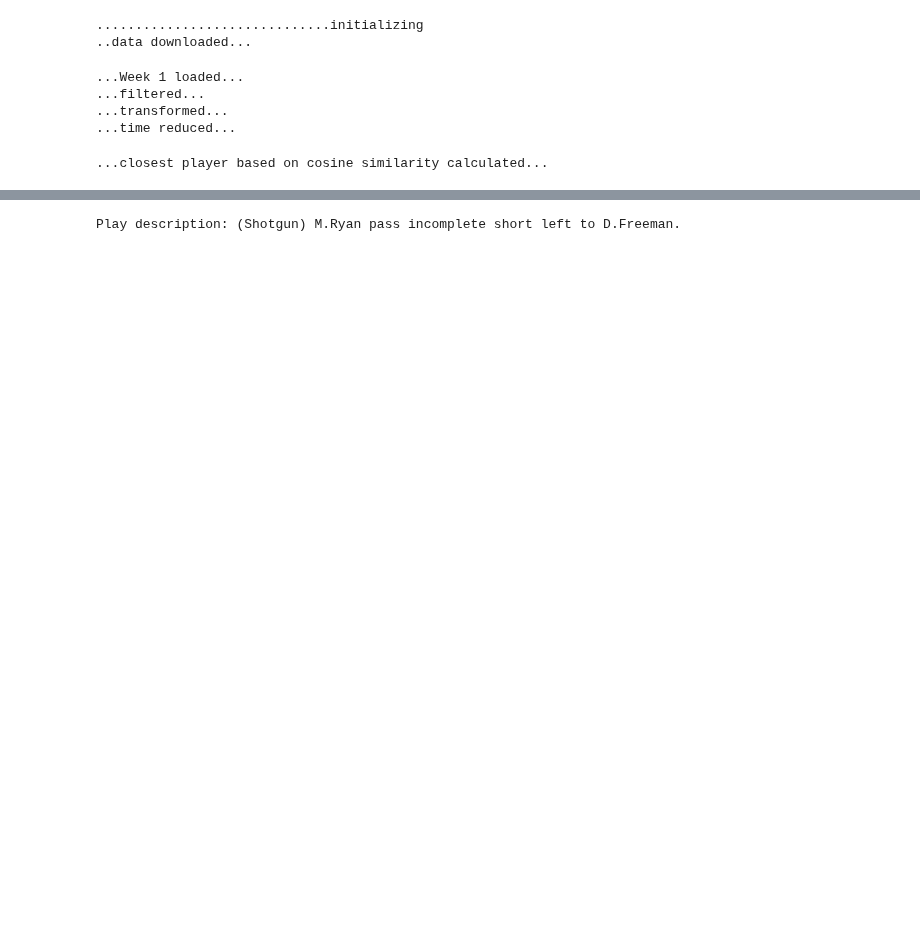
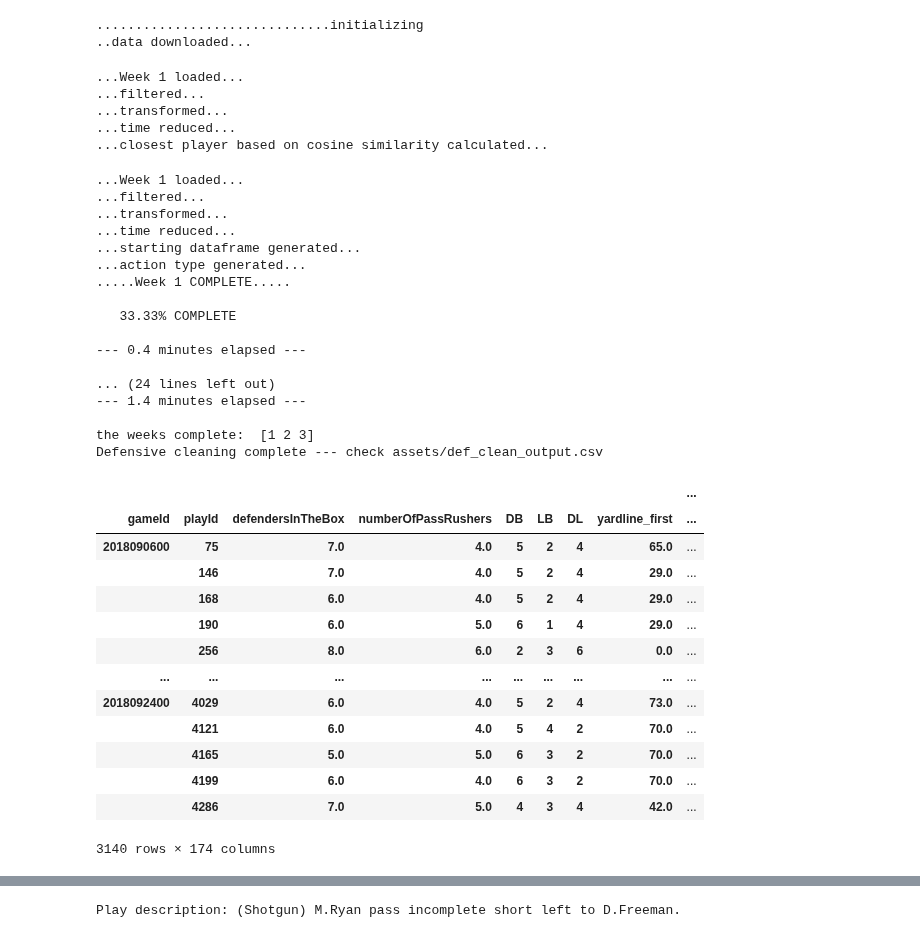
Before and after one commit to andrewbakert/NFL_Pass_Pred, a Jupyter notebook: cosine_sim.ipynb, the cells around one changed output, grey strips where cells are left out. Drawn from its saved outputs; the diff is of its cells as text; code cells hidden in the pictures; blank space fills up the shorter version.

```diff
--- a/cosine_sim.ipynb
+++ b/cosine_sim.ipynb
@@ -9,12 +9,44 @@ def_cleaning = DefensiveCleaning(n_cuts=11)
 ..data downloaded...
 # %%
 full_df, cut_df = def_cleaning.reduce_time(1)
+cos_df = def_cleaning.cosine_closest_player(cut_df)
 # %% [output]
 ...Week 1 loaded...
 ...filtered...
 ...transformed...
 ...time reduced...
+...closest player based on cosine similarity calculated...
-# %%
-df = def_cleaning.cosine_closest_player(cut_df)
-# %% [output]
-...closest player based on cosine similarity calculated...
+# %%
+def_cleaning.generate_full_df(1, 3)
+# %% [output]
+...Week 1 loaded...
+...filtered...
+...transformed...
+...time reduced...
+...starting dataframe generated...
+...action type generated...
+.....Week 1 COMPLETE.....
+
+   33.33% COMPLETE
+
+--- 0.4 minutes elapsed ---
+
+... (24 lines left out)
+--- 1.4 minutes elapsed ---
+
+the weeks complete:  [1 2 3]
+Defensive cleaning complete --- check assets/def_clean_output.csv
+|  |  |  |  |  |  |  |  | ... |
+| gameId | playId | defendersInTheBox | numberOfPassRushers | DB | LB | DL | yardline_first | ... |
+| 2018090600 | 75 | 7.0 | 4.0 | 5 | 2 | 4 | 65.0 | ... |
+|  | 146 | 7.0 | 4.0 | 5 | 2 | 4 | 29.0 | ... |
+|  | 168 | 6.0 | 4.0 | 5 | 2 | 4 | 29.0 | ... |
+|  | 190 | 6.0 | 5.0 | 6 | 1 | 4 | 29.0 | ... |
+|  | 256 | 8.0 | 6.0 | 2 | 3 | 6 | 0.0 | ... |
+| ... | ... | ... | ... | ... | ... | ... | ... | ... |
+| 2018092400 | 4029 | 6.0 | 4.0 | 5 | 2 | 4 | 73.0 | ... |
+|  | 4121 | 6.0 | 4.0 | 5 | 4 | 2 | 70.0 | ... |
+|  | 4165 | 5.0 | 5.0 | 6 | 3 | 2 | 70.0 | ... |
+|  | 4199 | 6.0 | 4.0 | 6 | 3 | 2 | 70.0 | ... |
+|  | 4286 | 7.0 | 5.0 | 4 | 3 | 4 | 42.0 | ... |
+3140 rows × 174 columns
```
Also changed, not shown: parts of 7 cells of this notebook, 3 other files.
